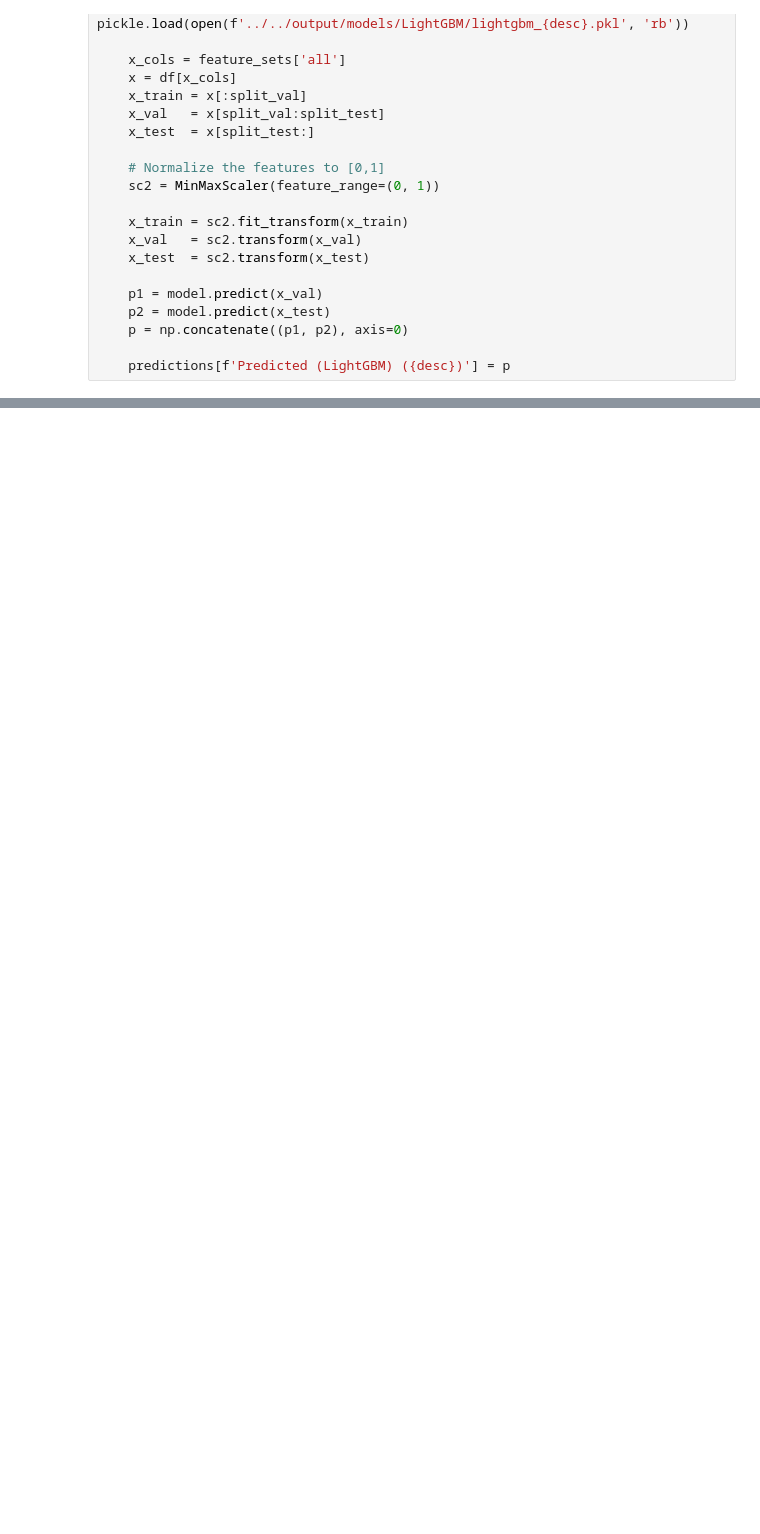
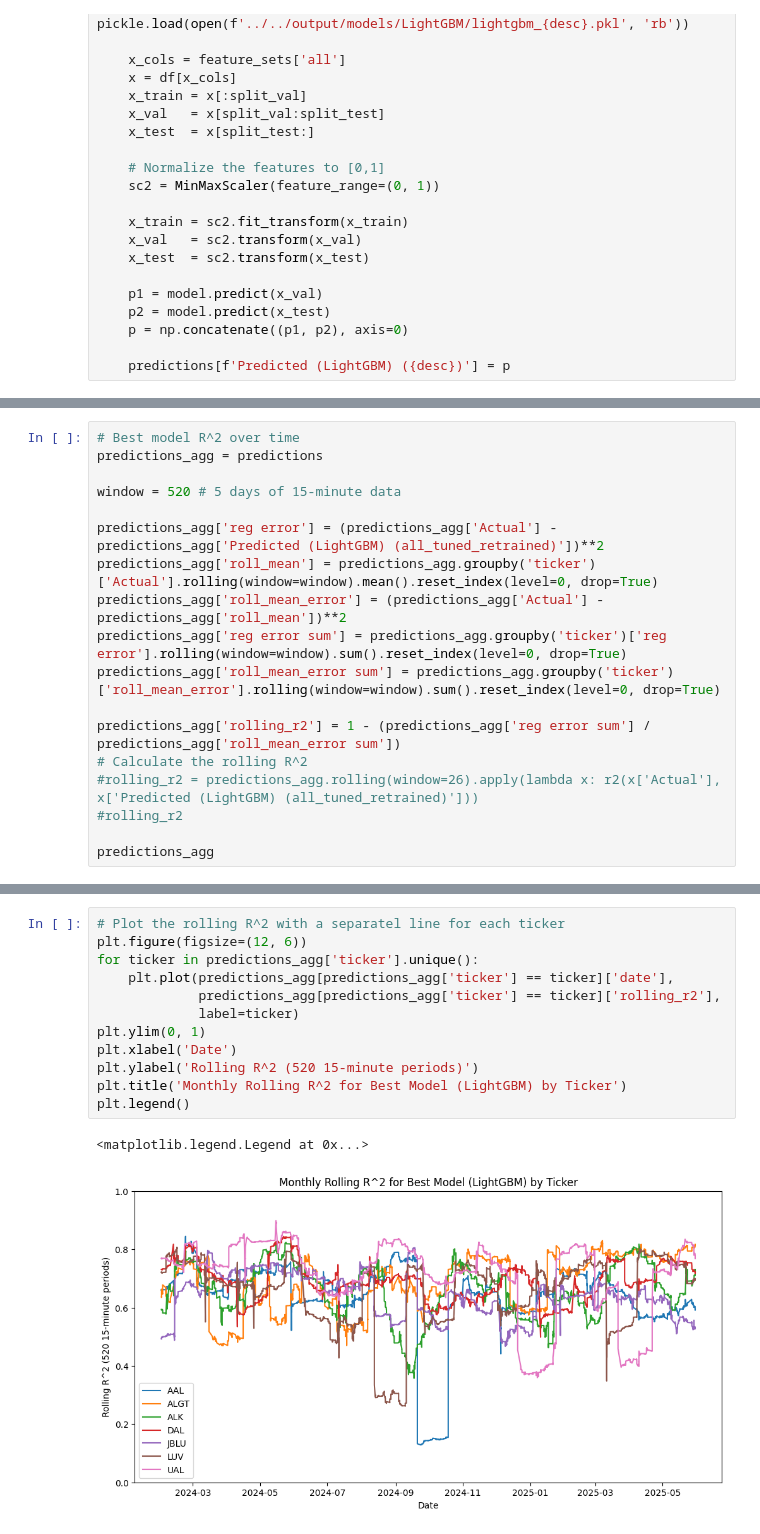
Before and after one commit to svanomm/sentiment-volume-forecasting, a Jupyter notebook: Scripts/05 Models/05 Comparing Model Results.ipynb, the cells around one changed output, grey strips where cells are left out. Cells and saved outputs as stored; diff of their text form; blank space fills up the shorter version.

```diff
--- a/Scripts/05 Models/05 Comparing Model Results.ipynb
+++ b/Scripts/05 Models/05 Comparing Model Results.ipynb
@@ -153,0 +265,18 @@ r2_table
+# %%
+# Best model R^2 over time
+predictions_agg = predictions
+
+window = 520 # 5 days of 15-minute data
+
+predictions_agg['reg error'] = (predictions_agg['Actual'] - predictions_agg['Predicted (LightGBM) (all_tuned_retrained)'])**2
+predictions_agg['roll_mean'] = predictions_agg.groupby('ticker')['Actual'].rolling(window=window).mean().reset_index(level=0, drop=True)
+predictions_agg['roll_mean_error'] = (predictions_agg['Actual'] - predictions_agg['roll_mean'])**2
+predictions_agg['reg error sum'] = predictions_agg.groupby('ticker')['reg error'].rolling(window=window).sum().reset_index(level=0, drop=True)
+predictions_agg['roll_mean_error sum'] = predictions_agg.groupby('ticker')['roll_mean_error'].rolling(window=window).sum().reset_index(level=0, drop=True)
+
+predictions_agg['rolling_r2'] = 1 - (predictions_agg['reg error sum'] / predictions_agg['roll_mean_error sum'])
+# Calculate the rolling R^2
+#rolling_r2 = predictions_agg.rolling(window=26).apply(lambda x: r2(x['Actual'], x['Predicted (LightGBM) (all_tuned_retrained)']))
+#rolling_r2
+
+predictions_agg
@@ -153,0 +297,15 @@ r2_table
+# %%
+# Plot the rolling R^2 with a separatel line for each ticker
+plt.figure(figsize=(12, 6))
+for ticker in predictions_agg['ticker'].unique():
+    plt.plot(predictions_agg[predictions_agg['ticker'] == ticker]['date'],
+             predictions_agg[predictions_agg['ticker'] == ticker]['rolling_r2'],
+             label=ticker)
+plt.ylim(0, 1)
+plt.xlabel('Date')
+plt.ylabel('Rolling R^2 (520 15-minute periods)')
+plt.title('Monthly Rolling R^2 for Best Model (LightGBM) by Ticker')
+plt.legend()
+# %% [output]
+<matplotlib.legend.Legend at 0x...>
+[figure, added]
```
Also changed, not shown: parts of 14 cells of this notebook, 21 other files.
